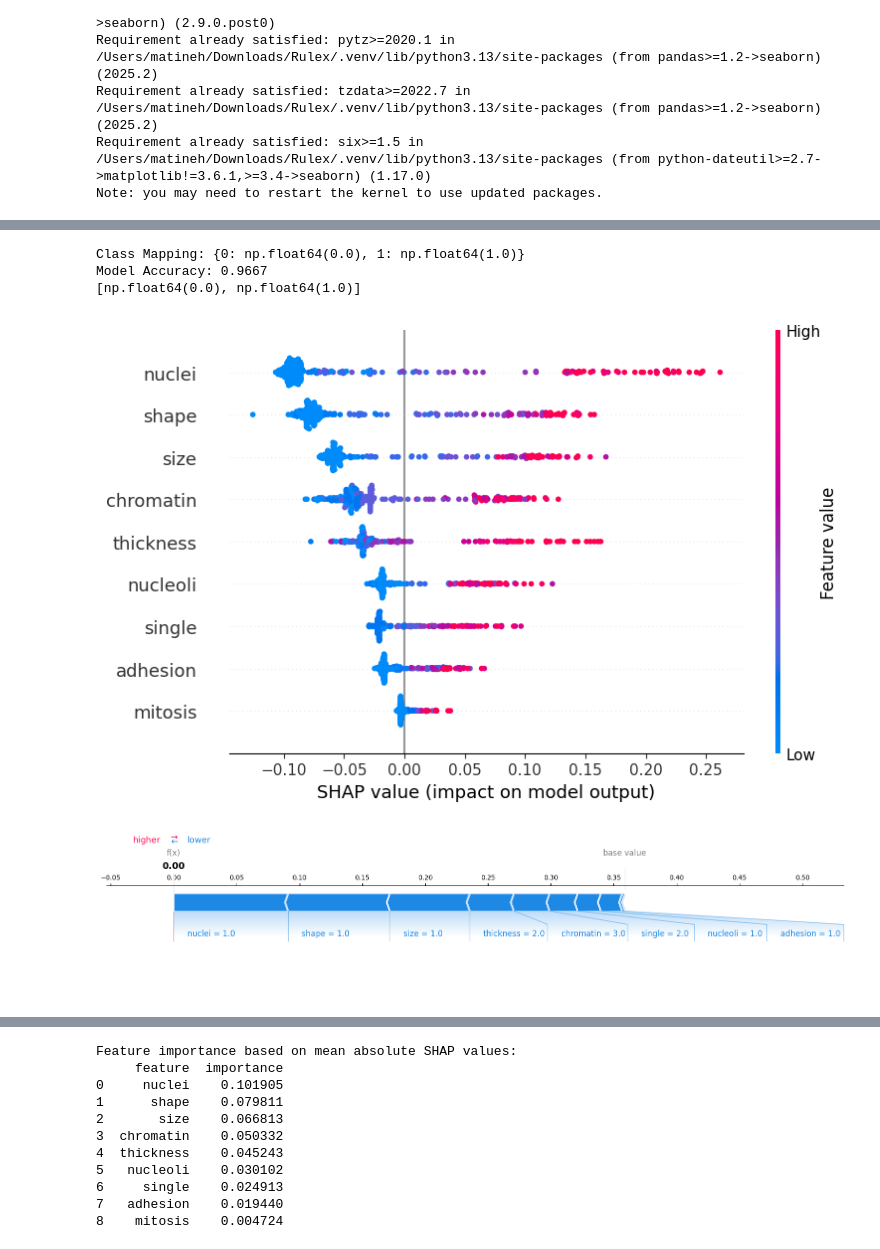
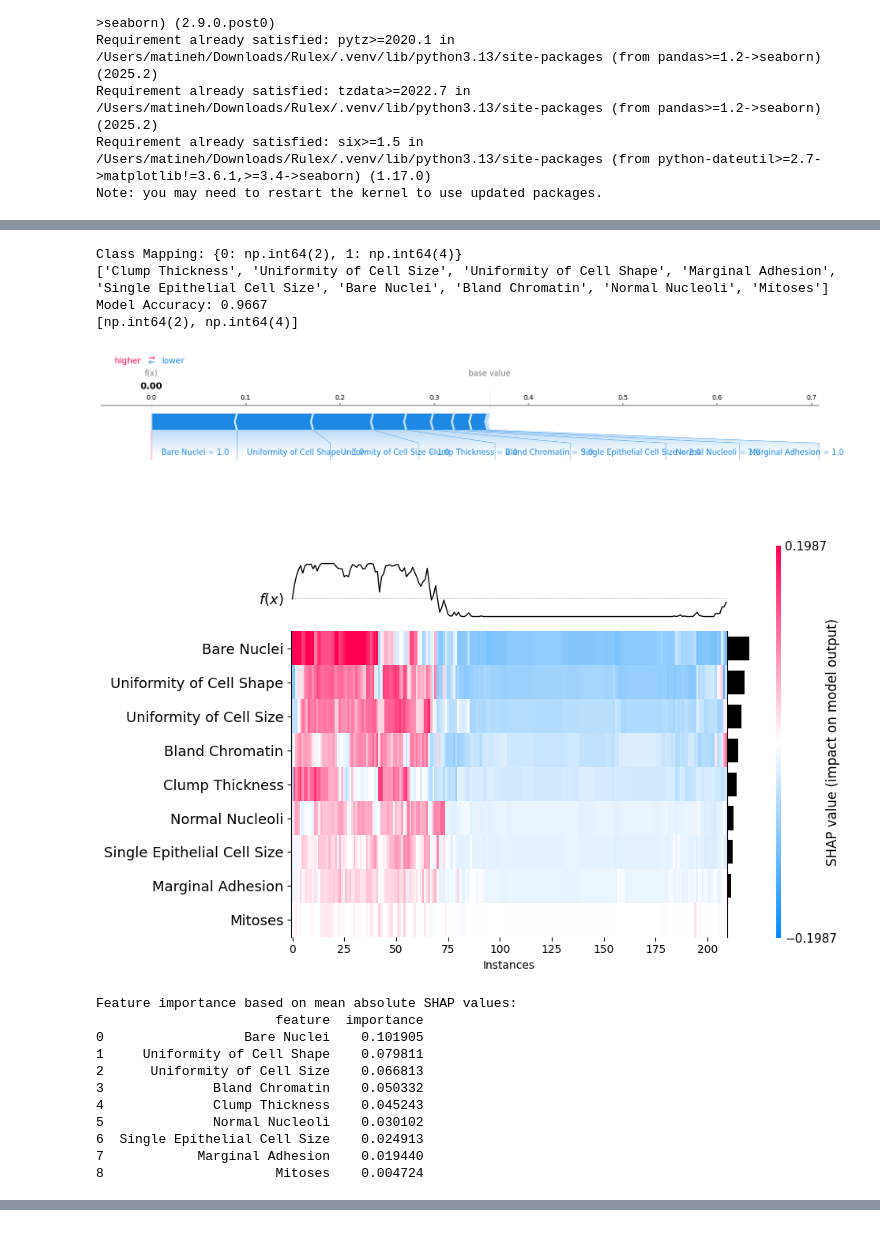
Before and after one commit to MatinehBshakib/Applying_LIME_-_SHAP_on_public_datasets, a Jupyter notebook: Applying_LIME_-_SHAP_on_public_datasets/Breast_Cancer.ipynb, the cells around one changed output, grey strips where cells are left out. Drawn from its saved outputs; the diff is of its cells as text; code cells hidden in the pictures.

Commit message:
add data frame output format

```diff
--- a/Applying_LIME_-_SHAP_on_public_datasets/Breast_Cancer.ipynb
+++ b/Applying_LIME_-_SHAP_on_public_datasets/Breast_Cancer.ipynb
@@ -74,15 +74,16 @@ shap.initjs()
 
 def load_file():
     # Load Breast Cancer Wisconsin (Original) dataset from OpenML
-    data = fetch_openml(data_id= 43611 , version='active', as_frame=True)
+    data = fetch_openml(data_id= 46591 , version='active', as_frame=True)
     df = data.frame.copy()
-    #drop id coulmn
+    df = df.set_index('Sample code number')
+    #drop id column
     if 'id' in df.columns:
         df.drop(columns=['id'], inplace=True)
     # Handle missing values represented by '?'
     df.replace('?', np.nan, inplace=True)
-    x = df.drop(columns=['class'])
-    y = df['class']
+    x = df.drop(columns=['Class'])
+    y = df['Class']
     #convert object columns to numeric
     x = x.apply(pd.to_numeric, errors='coerce')
     #Handle missing values by imputing with column mean
@@ -102,6 +103,7 @@ def train_and_test(x,y):
     #Train Model
     forest_clf = RandomForestClassifier(random_state=42)
     forest_clf.fit(x_train, y_train)
+    print(x_train.columns.tolist())
     print(f"Model Accuracy: {forest_clf.score(x_test,y_test):.4f}")
 
     return forest_clf, x_train, x_test, y_test, class_names
@@ -137,7 +139,7 @@ def explain_with_shap(clf, x_train, x_test, y_test, class_names):
     explainer= shap.KernelExplainer(clf.predict_proba, shap.kmeans(x_train, 10))
     shap_values = explainer.shap_values(x_test)
     #Beeswarm plot
-    shap.summary_plot(shap_values[:,:,1], x_test, feature_names=x_train.columns.tolist())
+    #shap.summary_plot(shap_values[:,:,1], x_test, feature_names=x_train.columns.tolist())
     #explain individual decision
     shap.force_plot(
         explainer.expected_value[1],
@@ -148,34 +150,74 @@ def explain_with_shap(clf, x_train, x_test, y_test, class_names):
     #heatmap of SHAP values
     heatmap_explanation  = shap.Explanation(values=shap_values[:,:,1],
                                             base_values=explainer.expected_value[1],
                                             data=x_test.values,
                                             feature_names=x_train.columns.tolist()
                                         )
     shap.plots.heatmap(heatmap_explanation)
     #calculate mean absolute importance per feature
     mean_abs_shap_values = np.abs(shap_values[:,:,1]).mean(axis=0)
     #create sorted dataframe of feature importance
     df_feature_importance= pd.DataFrame({'feature': x_train.columns.tolist(),
                                          'importance': mean_abs_shap_values
                                          })
     df_sorted_importance= df_feature_importance.sort_values(by='importance', ascending=False).reset_index(drop=True)
     print("Feature importance based on mean absolute SHAP values:")
     print(df_sorted_importance)
+    #waterfall plot for first instance
+    waterfall_explanation = shap.Explanation(
+        values = shap_values[1,:,1],
+        base_values= explainer.expected_value[1],
+        data= x_test.iloc[1],
+        feature_names= x_train.columns.tolist()
+    )
+    shap.plots.waterfall(waterfall_explanation, max_display=10, show=True)
+
+    exp= shap.Explanation(
+        values=shap_values[:,:,1],
+        base_values=explainer.expected_value[1],
+        data=x_test.values,
+        feature_names=x_train.columns.tolist()
+    )
+    shap_df = []
+    for i in range(100):
+        x = pd.DataFrame({
+            'id' : x_test.index[i],
+            'feature': x_test.columns,
+            'feature_value': x_test.values[i],
+            'base_value': exp[i].base_values,
+            'shap_value': exp[i].values
+        })
+        shap_df.append(x)
+    final_shap_df = pd.concat(shap_df, axis=0)
+    print(final_shap_df)
+
 
 def main():
 
     x,y = load_file()
     clf, x_train, x_test, y_test, class_names = train_and_test(x,y)
     print(class_names)
     #explain_with_lime(clf, x_train, x_test, y_test, class_names)
     explain_with_shap(clf, x_train, x_test, y_test, class_names)
 
 if __name__ == "__main__":
     main()
 # %% [output]
 [interactive output not drawn]
-Class Mapping: {0: np.float64(0.0), 1: np.float64(1.0)}
+Class Mapping: {0: np.int64(2), 1: np.int64(4)}
+['Clump Thickness', 'Uniformity of Cell Size', 'Uniformity of Cell Shape', 'Marginal Adhesion', 'Single Epithelial Cell Size', 'Bare Nuclei', 'Bland Chromatin', 'Normal Nucleoli', 'Mitoses']
 Model Accuracy: 0.9667
-[np.float64(0.0), np.float64(1.0)]
+[np.int64(2), np.int64(4)]
-[figure, old version]
+[figure, new version]
-[figure, old version]
+[figure, new version]
+Feature importance based on mean absolute SHAP values:
+                       feature  importance
+0                  Bare Nuclei    0.101905
+1     Uniformity of Cell Shape    0.079811
+2      Uniformity of Cell Size    0.066813
+3              Bland Chromatin    0.050332
+4              Clump Thickness    0.045243
+5              Normal Nucleoli    0.030102
+6  Single Epithelial Cell Size    0.024913
+7            Marginal Adhesion    0.019440
+8                      Mitoses    0.004724
@@ -183,11 +224,0 @@ Model Accuracy: 0.9667
-Feature importance based on mean absolute SHAP values:
-     feature  importance
-0     nuclei    0.101905
-1      shape    0.079811
-2       size    0.066813
-3  chromatin    0.050332
-4  thickness    0.045243
-5   nucleoli    0.030102
-6     single    0.024913
-7   adhesion    0.019440
-8    mitosis    0.004724
```
Also changed, not shown: parts of 1 cell of this notebook.
